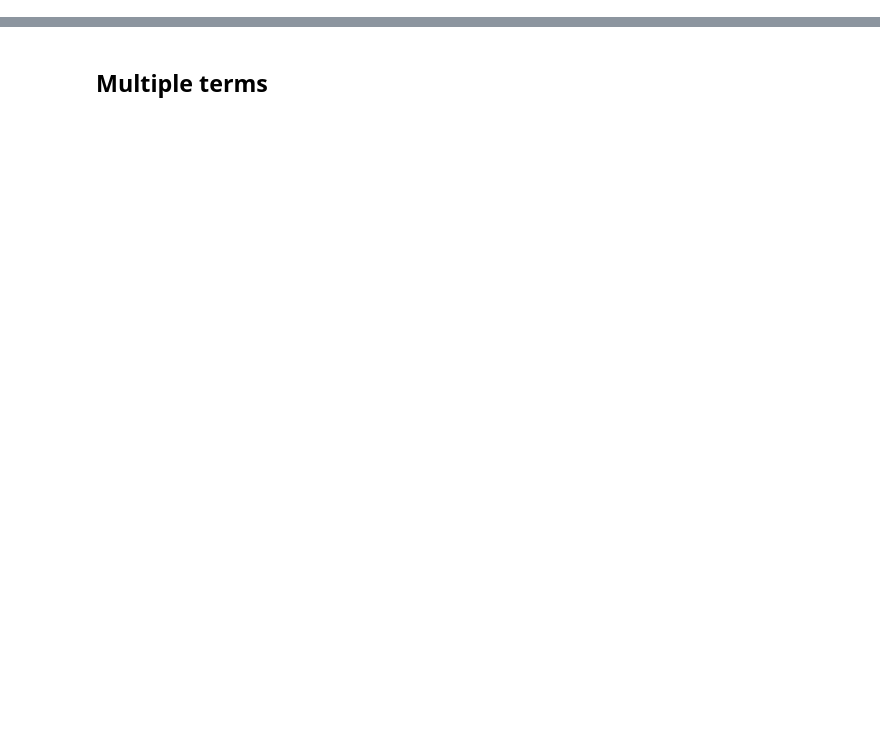
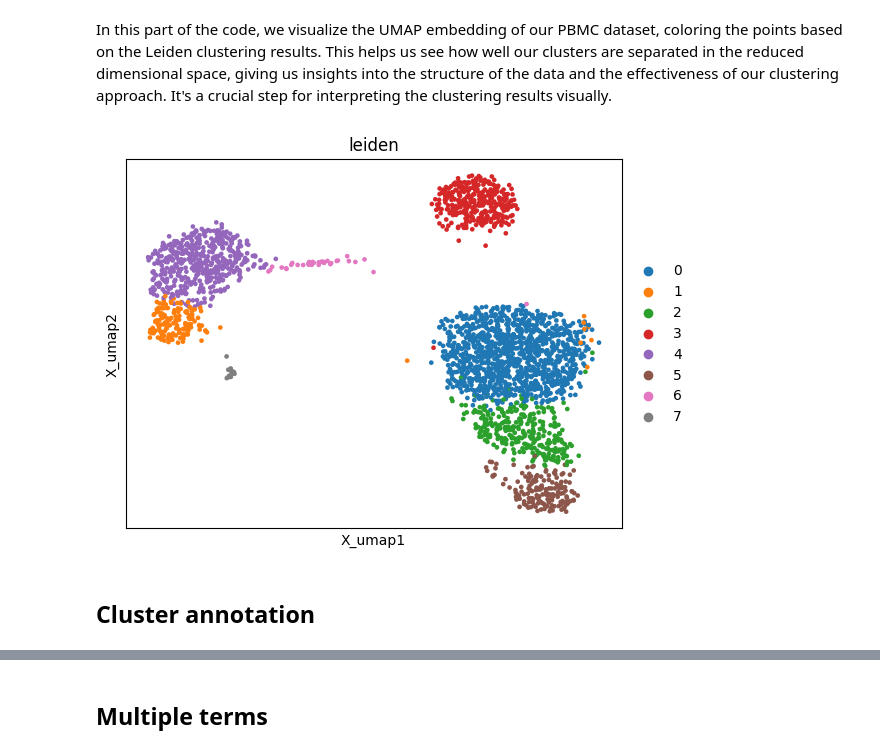
Before and after one commit to sagar87/scllm, a Jupyter notebook: docs/notebooks/interface.ipynb, the cells around one changed output, grey strips where cells are left out. Cells and saved outputs as stored; diff of their text form; code cells hidden in the pictures; blank space fills up the shorter version.

```diff
--- a/docs/notebooks/interface.ipynb
+++ b/docs/notebooks/interface.ipynb
@@ -16,0 +38,8 @@ pbmc = sc.datasets.pbmc3k_processed()
+# %% [markdown]
+In this part of the code, we visualize the UMAP embedding of our PBMC dataset, coloring the points based on the Leiden clustering results. This helps us see how well our clusters are separated in the reduced dimensional space, giving us insights into the structure of the data and the effectiveness of our clustering approach. It's a crucial step for interpreting the clustering results visually.
+# %%
+sc.pl.embedding(pbmc, basis='X_umap', color='leiden')
+# %% [output]
+[figure, added]
+# %% [markdown]
+## Cluster annotation
```
Also changed, not shown: parts of 81 cells of this notebook.
